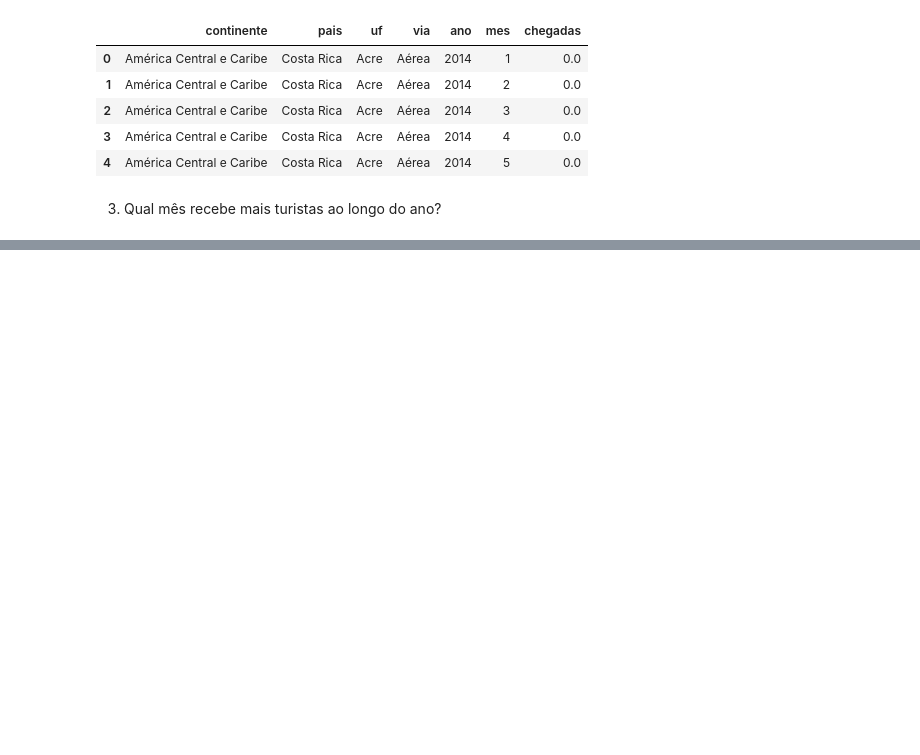
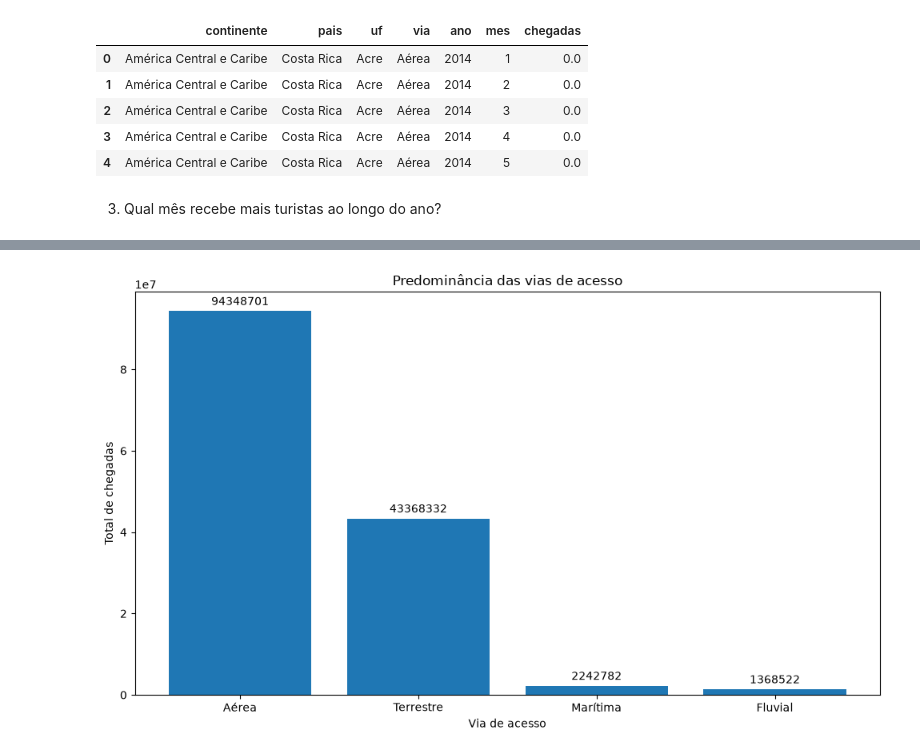
Before and after one commit to r3lc0ts/Projeto-AEDV, a Jupyter notebook: notebook/notebook_turismo.ipynb, the cells around one changed output, grey strips where cells are left out. Cells and saved outputs as stored; diff of their text form; code cells hidden in the pictures; blank space fills up the shorter version.

```diff
--- a/notebook/notebook_turismo.ipynb
+++ b/notebook/notebook_turismo.ipynb
@@ -204,5 +220,85 @@ chegadas = pd.read_csv("../data/processed/chegadas_limpo.csv")
 
 agrupamento_pais_via = chegadas.groupby(["pais", "via"], as_index=False)["chegadas"].sum()
 
-display(agrupamento_pais_via.head(20))
+#display(agrupamento_pais_via.head(20))
+
+max_chegadas = agrupamento_pais_via.groupby(["pais"])["chegadas"].max()
+
+agrupamento_pais_via["total_pais"] = ( agrupamento_pais_via.groupby("pais")["chegadas"].transform("sum"))
+
+#display(agrupamento_pais_via.head(20))
+
+agrupamento_pais_via["proporcao"] = (100*(agrupamento_pais_via["chegadas"] / agrupamento_pais_via["total_pais"]))
+
+#display(agrupamento_pais_via.head(20))
+
+
+
+predominancia_via = (chegadas.groupby("via", as_index=False)["chegadas"].sum().sort_values("chegadas", ascending=False))
+
+display(predominancia_via)
+
+
+plt.figure(figsize=(10, 6))
+
+barras = plt.bar(
+    predominancia_via["via"],
+    predominancia_via["chegadas"]
+)
+
+plt.bar_label(barras, fmt="%.0f", padding=3)
+
+plt.title("Predominância das vias de acesso")
+plt.xlabel("Via de acesso")
+plt.ylabel("Total de chegadas")
+
+plt.tight_layout()
+plt.show()
+
+
+
+
+
+
+
+#desejo plotar agora a quantidade de países a quantidade de países em que cada uma das vias é predominante
+
+
+via_predominante = (agrupamento_pais_via.loc[agrupamento_pais_via.groupby("pais")["chegadas"].idxmax()])
+
+display(via_predominante.head(20))
+
+
+contagem_vias = (via_predominante["via"].value_counts().reset_index())
+
+contagem_vias.columns = ["via", "quantidade_paises"]
+
+display(contagem_vias)
+
+
+
+plt.figure(figsize=(10, 6))
+
+barras = plt.bar(
+    contagem_vias["via"],
+    contagem_vias["quantidade_paises"]
+)
+
+plt.bar_label(barras, padding=3)
+
+plt.title("Via de acesso predominante por país")
+plt.xlabel("Via de acesso")
+plt.ylabel("Quantidade de países")
+
+plt.tight_layout()
+plt.show()
+
+#Desejo agora apenas confirmar quais países têm a via terrestre como predominante
+
+
+paises_terrestres = via_predominante[
+    via_predominante["via"] == "Terrestre"
+]
+
+display(paises_terrestres[["pais", "via", "chegadas"]])
 # %% [output]
@@ -225,0 +310 @@ display(agrupamento_pais_via.head(20))
+[figure, added]
```
Also changed, not shown: parts of 7 cells of this notebook.
